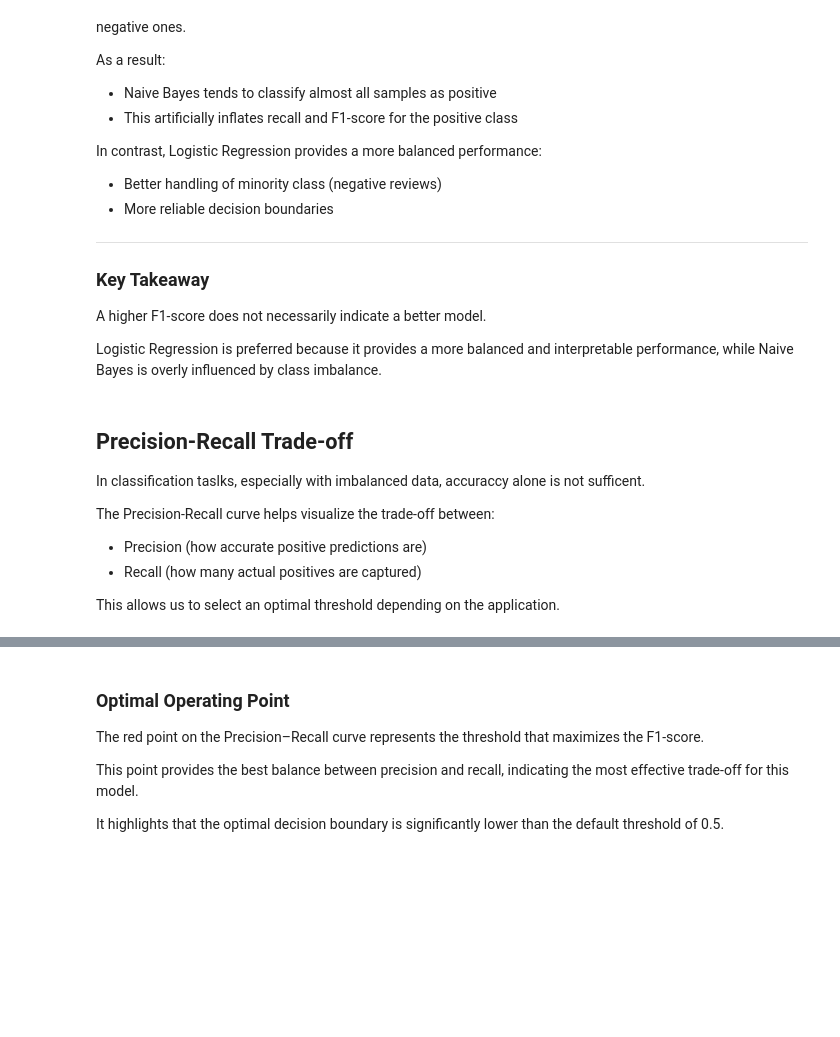
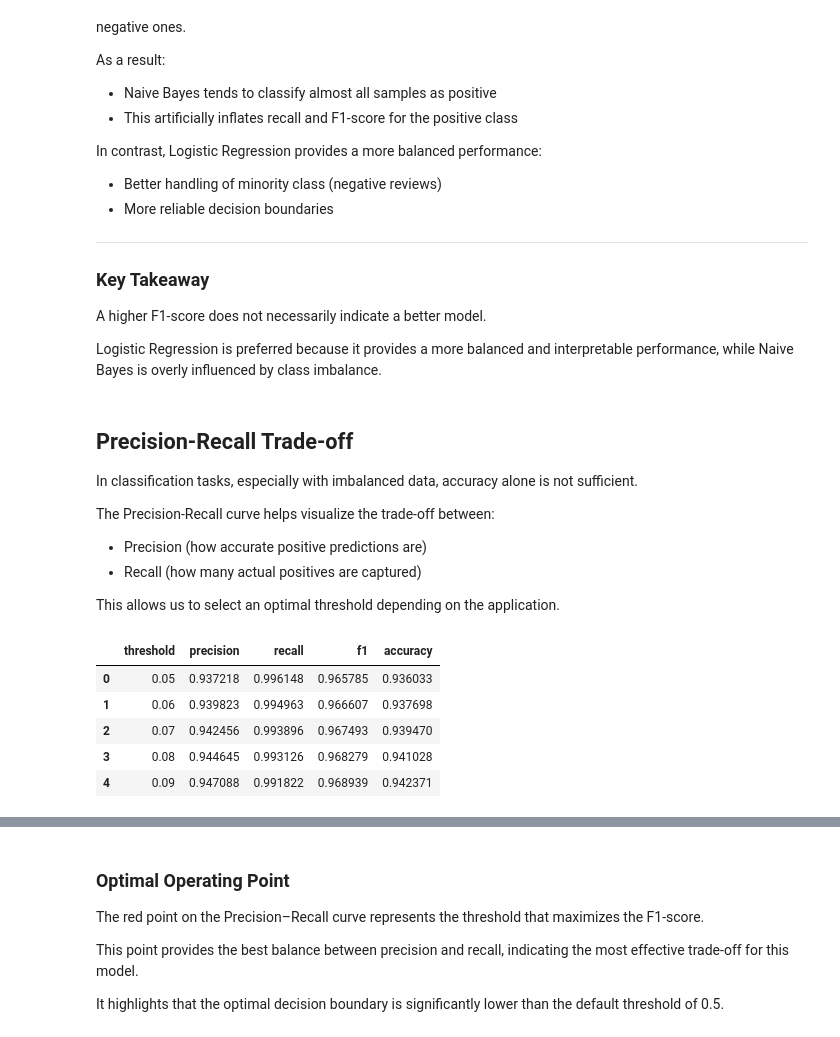
Before and after one commit to trandamkhanh311207-glitch/amazon-sentiment-analysis, a Jupyter notebook: notebooks/main.ipynb, the cells around one changed output, grey strips where cells are left out. Cells and saved outputs as stored; diff of their text form; code cells hidden in the pictures; blank space fills up the shorter version.

```diff
--- a/notebooks/main.ipynb
+++ b/notebooks/main.ipynb
@@ -485,13 +485,48 @@ A higher F1-score does not necessarily indicate a better model.
 Logistic Regression is preferred because it provides a more balanced and interpretable performance, while Naive Bayes is overly influenced by class imbalance.
 # %% [markdown]
 ## Precision-Recall Trade-off
-In classification taslks, especially with imbalanced data, accuraccy alone is not sufficent.
+In classification tasks, especially with imbalanced data, accuracy alone is not sufficient.
 
 The Precision-Recall curve helps visualize the trade-off between:
 - Precision (how accurate positive predictions are)
 - Recall (how many actual positives are captured)
 
 This allows us to select an optimal threshold depending on the application.
+# %%
+import numpy as np
+import pandas as pd
+from sklearn.metrics import precision_score, recall_score, f1_score, accuracy_score
+
+thresholds_to_test = np.arange(0.05, 0.96, 0.01)
+
+results = []
+
+for threshold in thresholds_to_test:
+    y_pred_thresh = (y_probs >= threshold).astype(int)
+
+    precision_val = precision_score(y_test_binary, y_pred_thresh, zero_division=0)
+    recall_val = recall_score(y_test_binary, y_pred_thresh, zero_division=0)
+    f1_val = f1_score(y_test_binary, y_pred_thresh, zero_division=0)
+    accuracy_val = accuracy_score(y_test_binary, y_pred_thresh)
+
+    results.append({
+        "threshold": threshold,
+        "precision": precision_val,
+        "recall": recall_val,
+        "f1": f1_val,
+        "accuracy": accuracy_val
+    })
+
+threshold_results = pd.DataFrame(results)
+
+threshold_results.head()
+# %% [output]
+|  | threshold | precision | recall | f1 | accuracy |
+| 0 | 0.05 | 0.937218 | 0.996148 | 0.965785 | 0.936033 |
+| 1 | 0.06 | 0.939823 | 0.994963 | 0.966607 | 0.937698 |
+| 2 | 0.07 | 0.942456 | 0.993896 | 0.967493 | 0.939470 |
+| 3 | 0.08 | 0.944645 | 0.993126 | 0.968279 | 0.941028 |
+| 4 | 0.09 | 0.947088 | 0.991822 | 0.968939 | 0.942371 |
 # %%
 from sklearn.metrics import precision_recall_curve
 import matplotlib.pyplot as plt
```
Also changed, not shown: parts of 6 cells of this notebook, 2 other files.
